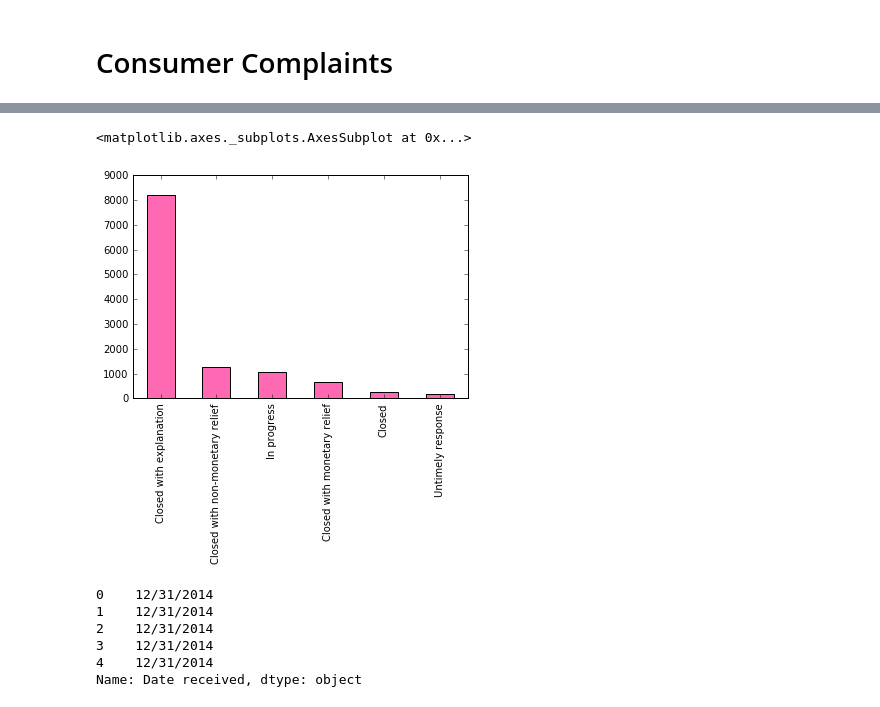
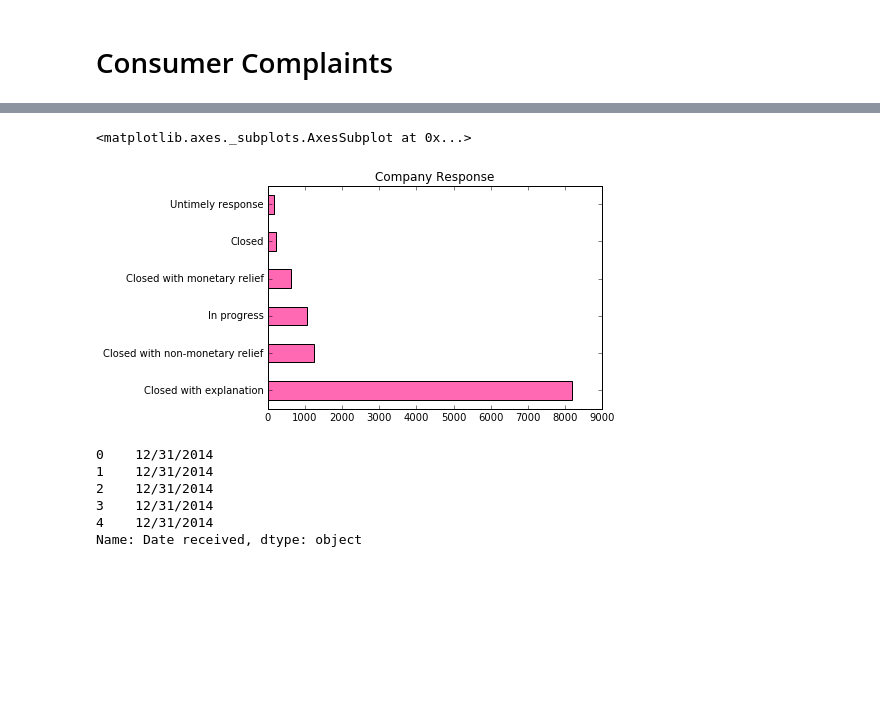
Before and after one commit to tarakdavis/consumer-complaints, a Jupyter notebook: consumer_complaints.ipynb, the cells around one changed output, grey strips where cells are left out. Saved outputs shown, nothing was run; the diff lists cells and outputs as text; code cells hidden in the pictures; blank space fills up the shorter version.

```diff
--- a/consumer_complaints.ipynb
+++ b/consumer_complaints.ipynb
@@ -27,8 +33,8 @@ response = cons_comp['Company response'].value_counts()
 # %%
-response.plot(kind = 'bar', color = 'hotpink')
+response.plot(kind = 'barh', color = 'hotpink', title='Company Response')
 # %% [output]
 <matplotlib.axes._subplots.AxesSubplot at 0x...>
-[figure, old version]
+[figure, new version]
 # %%
 cons_comp['Date received'].head()
 # %% [output]
```
Also changed, not shown: parts of 7 cells of this notebook.
